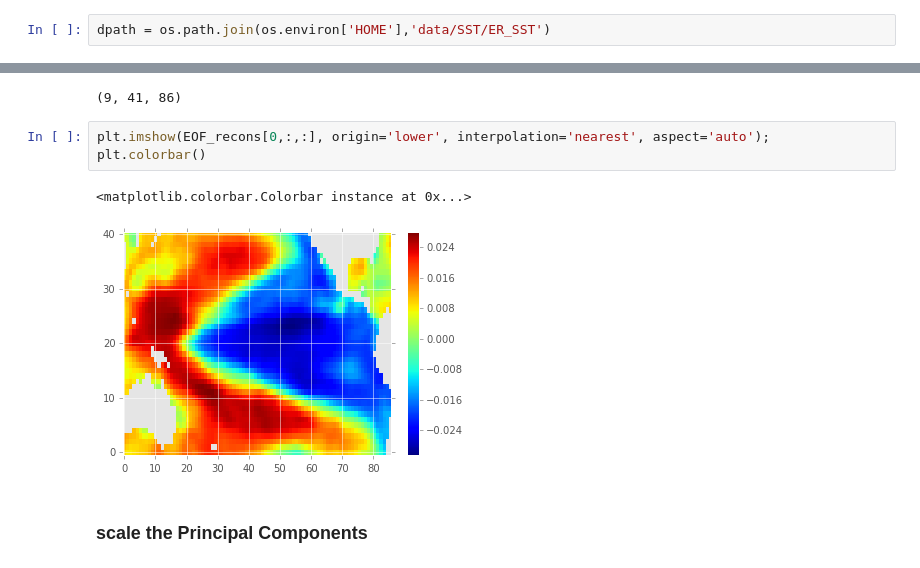
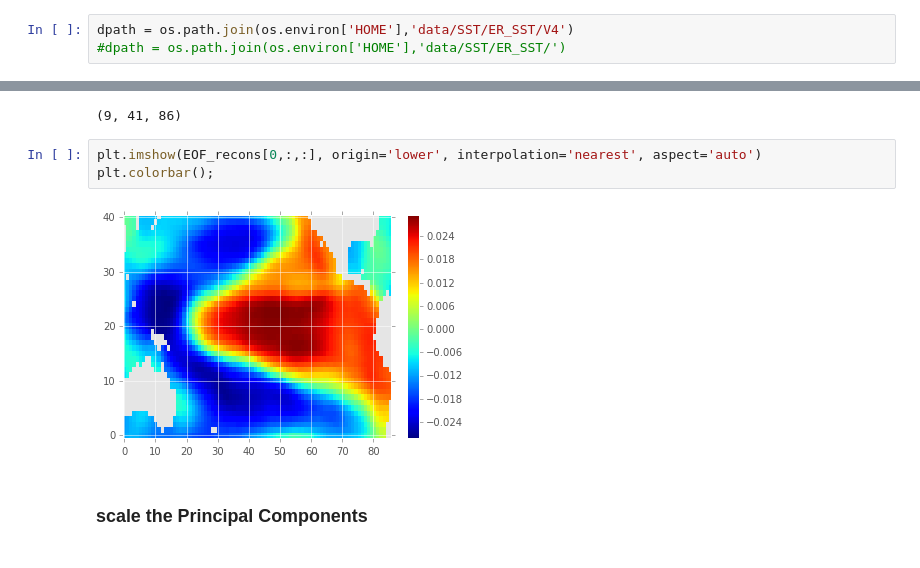
Before and after one commit to nicolasfauchereau/metocean, a Jupyter notebook: notebooks/sklearn_EOF_decomposition.ipynb, the cells around one changed output, grey strips where cells are left out. Cells and saved outputs as stored; diff of their text form.

```diff
--- a/notebooks/sklearn_EOF_decomposition.ipynb
+++ b/notebooks/sklearn_EOF_decomposition.ipynb
@@ -15,7 +18,8 @@ from scipy.io.matlab import savemat, loadmat, whosmat
 # %%
 %matplotlib inline
 # %%
-dpath = os.path.join(os.environ['HOME'],'data/SST/ER_SST')
+dpath = os.path.join(os.environ['HOME'],'data/SST/ER_SST/V4')
+#dpath = os.path.join(os.environ['HOME'],'data/SST/ER_SST/')
 # %% [markdown]
 ## load the SST data
 # %%
@@ -181,10 +183,10 @@ EOF_recons.shape
 # %% [output]
 (9, 41, 86)
 # %%
-plt.imshow(EOF_recons[0,:,:], origin='lower', interpolation='nearest', aspect='auto'); plt.colorbar()
+plt.imshow(EOF_recons[0,:,:], origin='lower', interpolation='nearest', aspect='auto')
+plt.colorbar();
 # %% [output]
-<matplotlib.colorbar.Colorbar instance at 0x...>
-[figure, old version]
+[figure, new version]
 # %% [markdown]
 ### scale the Principal Components
 # %%
```
Also changed, not shown: parts of 8 cells of this notebook.
